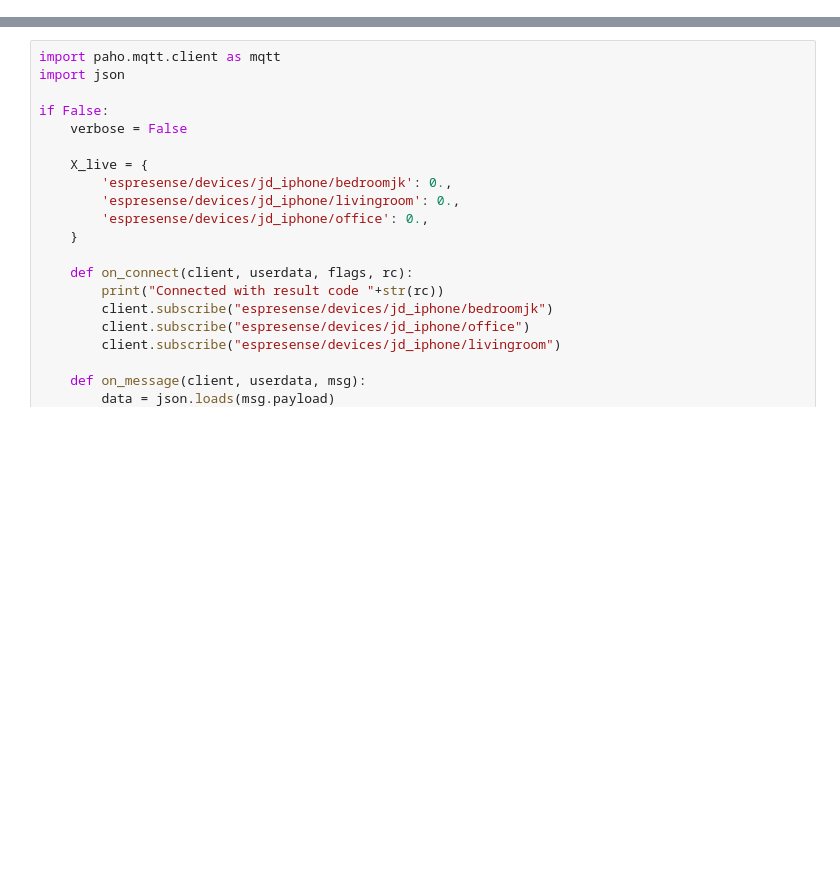
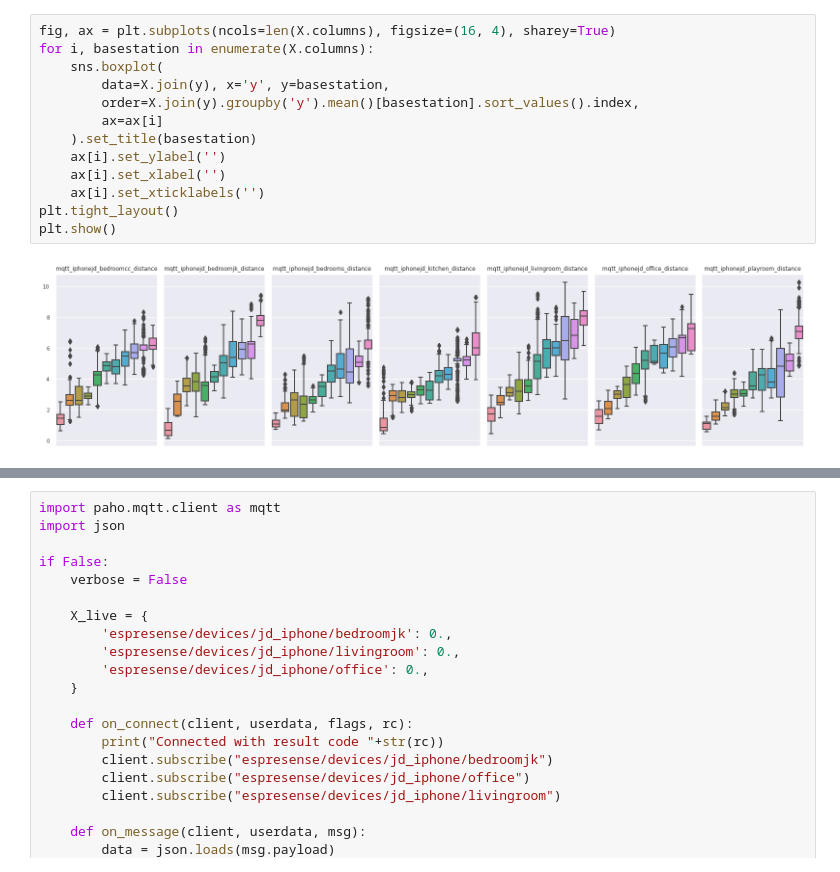
Before and after one commit to justin4480/ESPresense-ml, a Jupyter notebook: espresense-ml.ipynb, the cells around one changed output, grey strips where cells are left out. Saved outputs shown, nothing was run; the diff lists cells and outputs as text; blank space fills up the shorter version.

```diff
--- a/espresense-ml.ipynb
+++ b/espresense-ml.ipynb
@@ -154,0 +146,15 @@ plt.show()
+# %%
+fig, ax = plt.subplots(ncols=len(X.columns), figsize=(16, 4), sharey=True)
+for i, basestation in enumerate(X.columns):
+    sns.boxplot(
+        data=X.join(y), x='y', y=basestation,
+        order=X.join(y).groupby('y').mean()[basestation].sort_values().index,
+        ax=ax[i]
+    ).set_title(basestation)
+    ax[i].set_ylabel('')
+    ax[i].set_xlabel('')
+    ax[i].set_xticklabels('')
+plt.tight_layout()
+plt.show()
+# %% [output]
+[figure, added]
```
Also changed, not shown: parts of 13 cells of this notebook.
